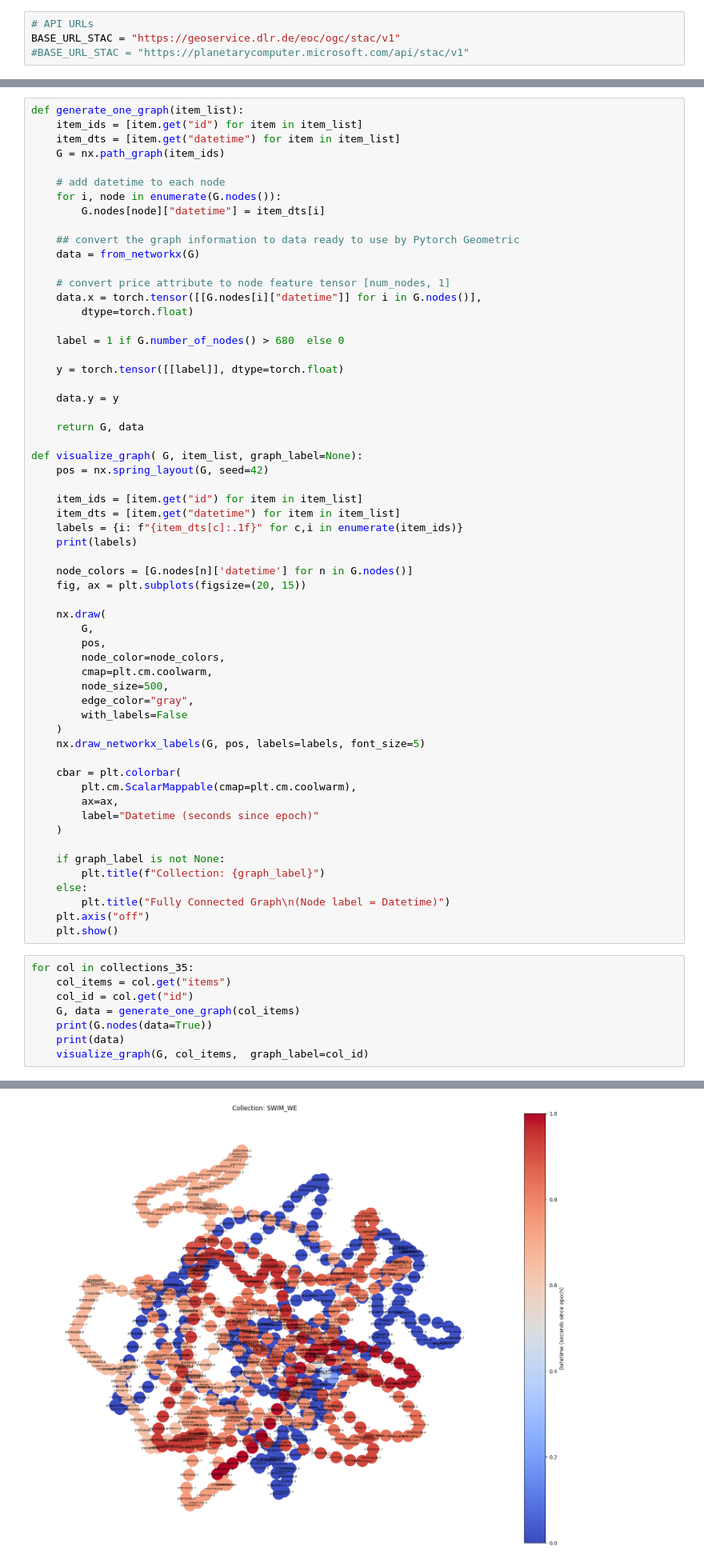
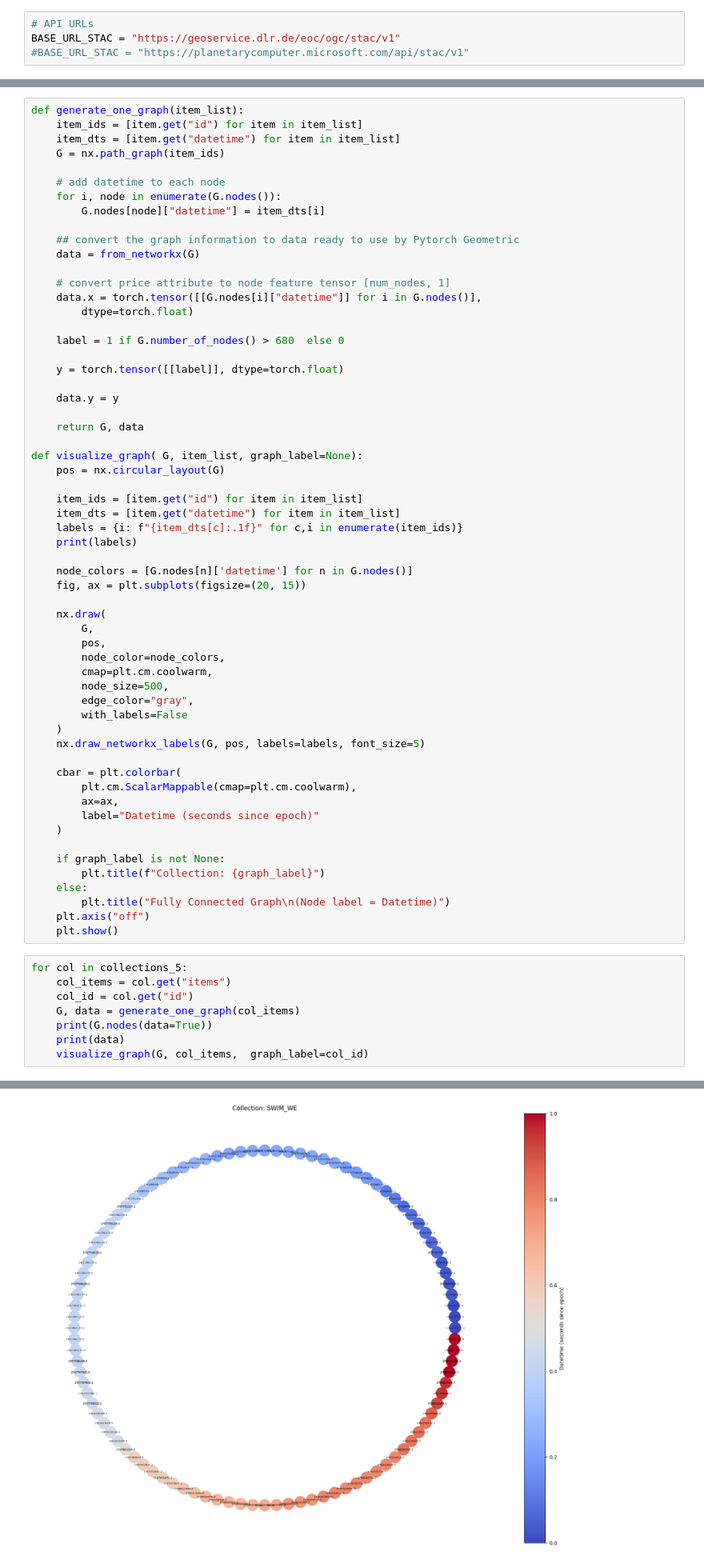
Before and after one commit to Yenyi5/geoinformationsdienste_2025, a Jupyter notebook: collection_similarity.ipynb, the cells around one changed output, grey strips where cells are left out. Shown at 80% size. Drawn from its saved outputs; the diff is of its cells as text.

Commit message:
Change graph visualisation type

```diff
--- a/collection_similarity.ipynb
+++ b/collection_similarity.ipynb
@@ -116,7 +116,7 @@ def generate_one_graph(item_list):
     return G, data
 
 def visualize_graph( G, item_list, graph_label=None):
-    pos = nx.spring_layout(G, seed=42)
+    pos = nx.circular_layout(G)
 
     item_ids = [item.get("id") for item in item_list]
     item_dts = [item.get("datetime") for item in item_list]
@@ -150,7 +150,7 @@ def visualize_graph( G, item_list, graph_label=None):
     plt.axis("off")
     plt.show()
 # %%
-for col in collections_35:
+for col in collections_5:
     col_items = col.get("items")
     col_id = col.get("id")
     G, data = generate_one_graph(col_items)
@@ -164 +164 @@ Data(edge_index=[2, 1398], datetime=[700], num_nodes=700, x=[700, 1], y=[1, 1])
-[figure, old version]
+[figure, new version]
```
Also changed, not shown: parts of 1 cell of this notebook.
